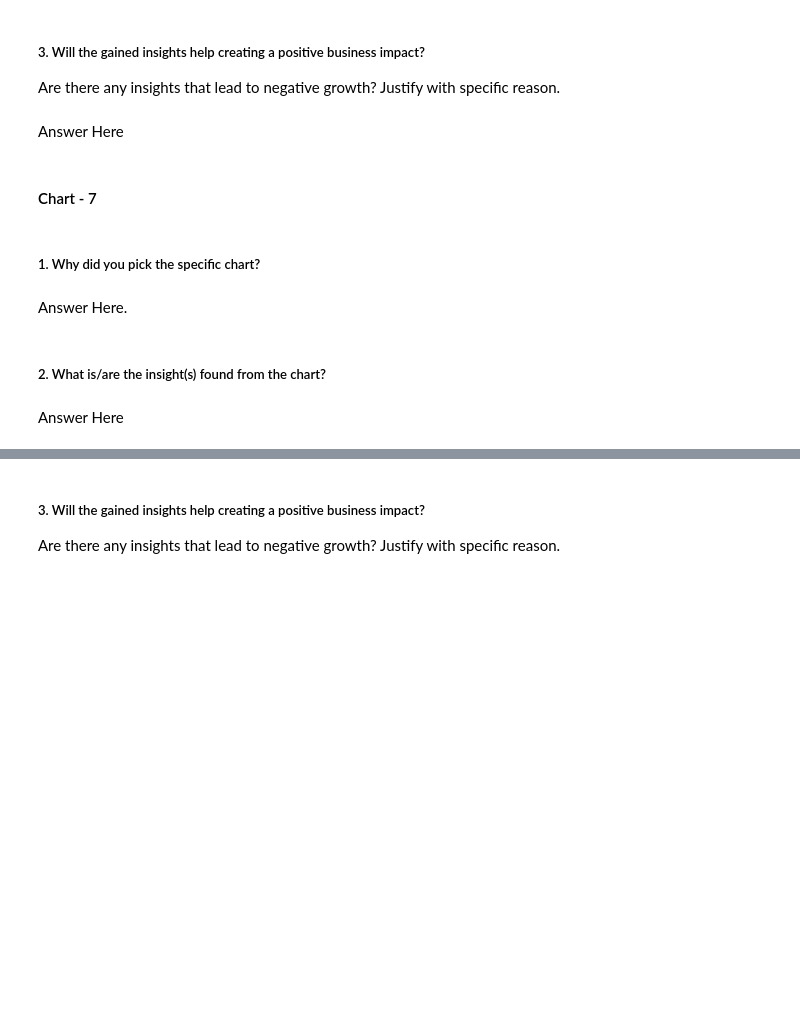
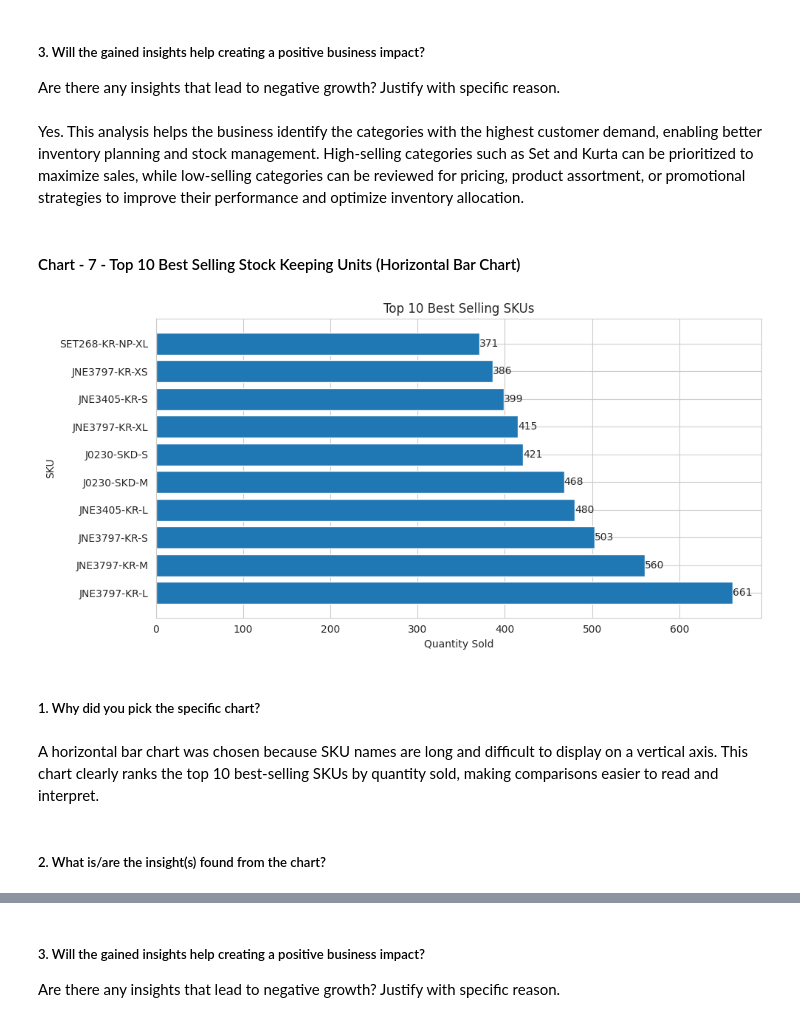
Before and after one commit to adityajain9756-rgb/ecommerce-sales-analysis, a Jupyter notebook: EDA_aditya_amazon.ipynb, the cells around one changed output, grey strips where cells are left out. Drawn from its saved outputs; the diff is of its cells as text; code cells hidden in the pictures; blank space fills up the shorter version.

```diff
--- a/EDA_aditya_amazon.ipynb
+++ b/EDA_aditya_amazon.ipynb
@@ -457,7 +534,3 @@ Answer Here
 # %% [markdown]
 ##### 3. Will the gained insights help creating a positive business impact?
 Are there any insights that lead to negative growth? Justify with specific reason.
-# %% [markdown]
-Answer Here
-# %% [markdown]
-#### Chart - 7
@@ -466,8 +537,32 @@ Answer Here
+# %% [markdown]
+Yes. This analysis helps the business identify the categories with the highest customer demand, enabling better inventory planning and stock management. High-selling categories such as Set and Kurta can be prioritized to maximize sales, while low-selling categories can be reviewed for pricing, product assortment, or promotional strategies to improve their performance and optimize inventory allocation.
+# %% [markdown]
+#### Chart - 7 - Top 10 Best Selling Stock Keeping Units (Horizontal Bar Chart)
+# %%
+# Chart - 7 visualization code
+top_skus = df_clean.groupby('SKU')['Qty'].sum().sort_values(ascending=False).head(10)
+
+plt.figure(figsize=(10,5))
+
+bars = plt.barh(top_skus.index, top_skus.values)
+
+for bar in bars:
+    plt.text(bar.get_width(),
+             bar.get_y() + bar.get_height()/2,
+             int(bar.get_width()),
+             va='center')
+
+plt.title('Top 10 Best Selling SKUs')
+plt.xlabel('Quantity Sold')
+plt.ylabel('SKU')
+
+plt.tight_layout()
+plt.show()
+# %% [output]
+[figure, added]
 # %% [markdown]
 ##### 1. Why did you pick the specific chart?
-# %% [markdown]
-Answer Here.
+# %% [markdown]
+A horizontal bar chart was chosen because SKU names are long and difficult to display on a vertical axis. This chart clearly ranks the top 10 best-selling SKUs by quantity sold, making comparisons easier to read and interpret.
 # %% [markdown]
 ##### 2. What is/are the insight(s) found from the chart?
-# %% [markdown]
-Answer Here
```
Also changed, not shown: parts of 40 cells of this notebook.
